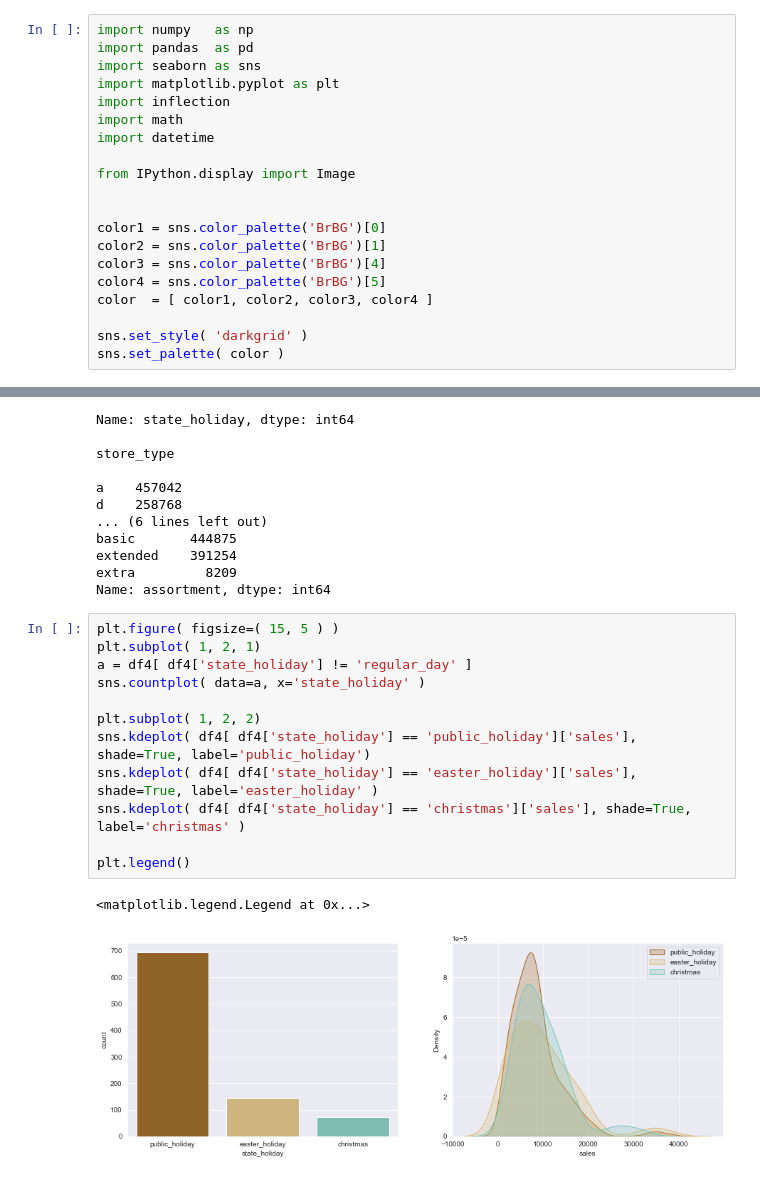
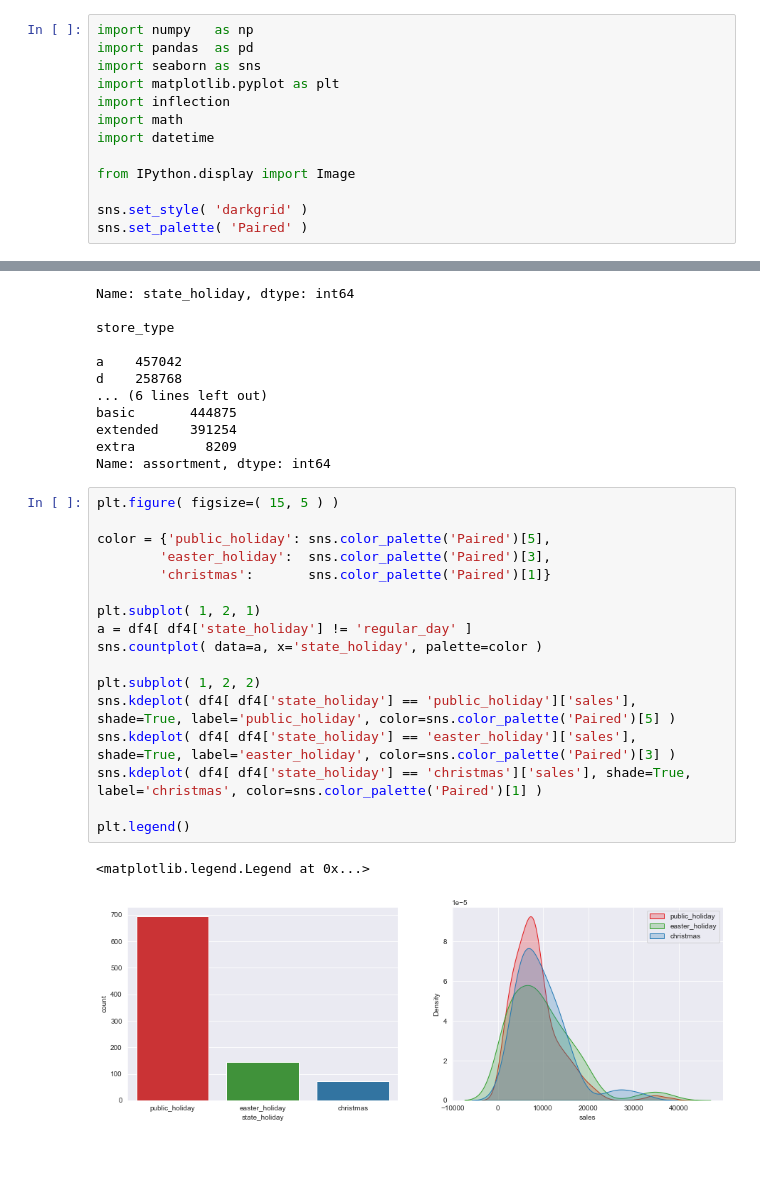
Before and after one commit to Marcoslsl/DataScienceProduction, a Jupyter notebook: m03_store_sales_prediction.ipynb, the cells around one changed output, grey strips where cells are left out. Saved outputs shown, nothing was run; the diff lists cells and outputs as text.

```diff
--- a/m03_store_sales_prediction.ipynb
+++ b/m03_store_sales_prediction.ipynb
@@ -15,15 +15,8 @@ import datetime
 
 from IPython.display import Image
 
-
-color1 = sns.color_palette('BrBG')[0]
-color2 = sns.color_palette('BrBG')[1]
-color3 = sns.color_palette('BrBG')[4]
-color4 = sns.color_palette('BrBG')[5]
-color  = [ color1, color2, color3, color4 ]
-
 sns.set_style( 'darkgrid' )
-sns.set_palette( color )
+sns.set_palette( 'Paired' )
 # %% [markdown]
 ## 0.1. Helper Functions
 # %% [markdown]
@@ -517,17 +514,22 @@ extra         8209
 Name: assortment, dtype: int64
 # %%
 plt.figure( figsize=( 15, 5 ) )
+
+color = {'public_holiday': sns.color_palette('Paired')[5],
+        'easter_holiday':  sns.color_palette('Paired')[3],
+        'christmas':       sns.color_palette('Paired')[1]}
+
 plt.subplot( 1, 2, 1)
 a = df4[ df4['state_holiday'] != 'regular_day' ]
-sns.countplot( data=a, x='state_holiday' )
+sns.countplot( data=a, x='state_holiday', palette=color )
 
 plt.subplot( 1, 2, 2)
-sns.kdeplot( df4[ df4['state_holiday'] == 'public_holiday']['sales'], shade=True, label='public_holiday')
-sns.kdeplot( df4[ df4['state_holiday'] == 'easter_holiday']['sales'], shade=True, label='easter_holiday' )
-sns.kdeplot( df4[ df4['state_holiday'] == 'christmas']['sales'], shade=True, label='christmas' )
+sns.kdeplot( df4[ df4['state_holiday'] == 'public_holiday']['sales'], shade=True, label='public_holiday', color=sns.color_palette('Paired')[5] )
+sns.kdeplot( df4[ df4['state_holiday'] == 'easter_holiday']['sales'], shade=True, label='easter_holiday', color=sns.color_palette('Paired')[3] )
+sns.kdeplot( df4[ df4['state_holiday'] == 'christmas']['sales'], shade=True, label='christmas', color=sns.color_palette('Paired')[1] )
 
 plt.legend()
 # %% [output]
 <matplotlib.legend.Legend at 0x...>
-[figure, old version]
+[figure, new version]
 # %% [markdown]
```
Also changed, not shown: parts of 10 cells of this notebook.
